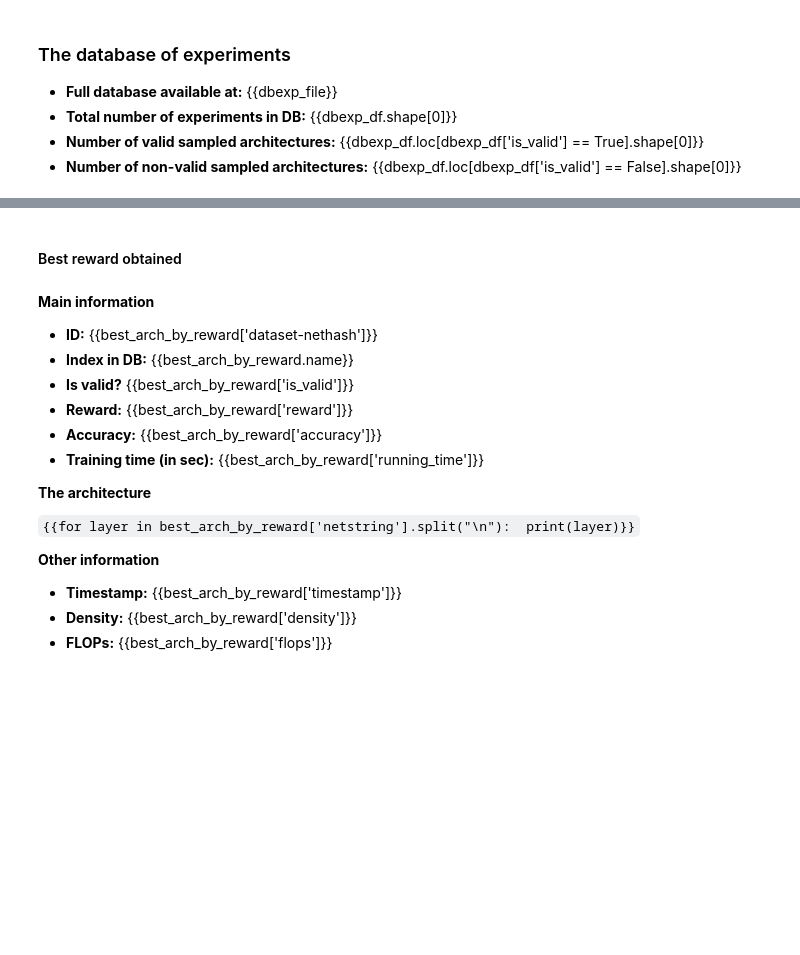
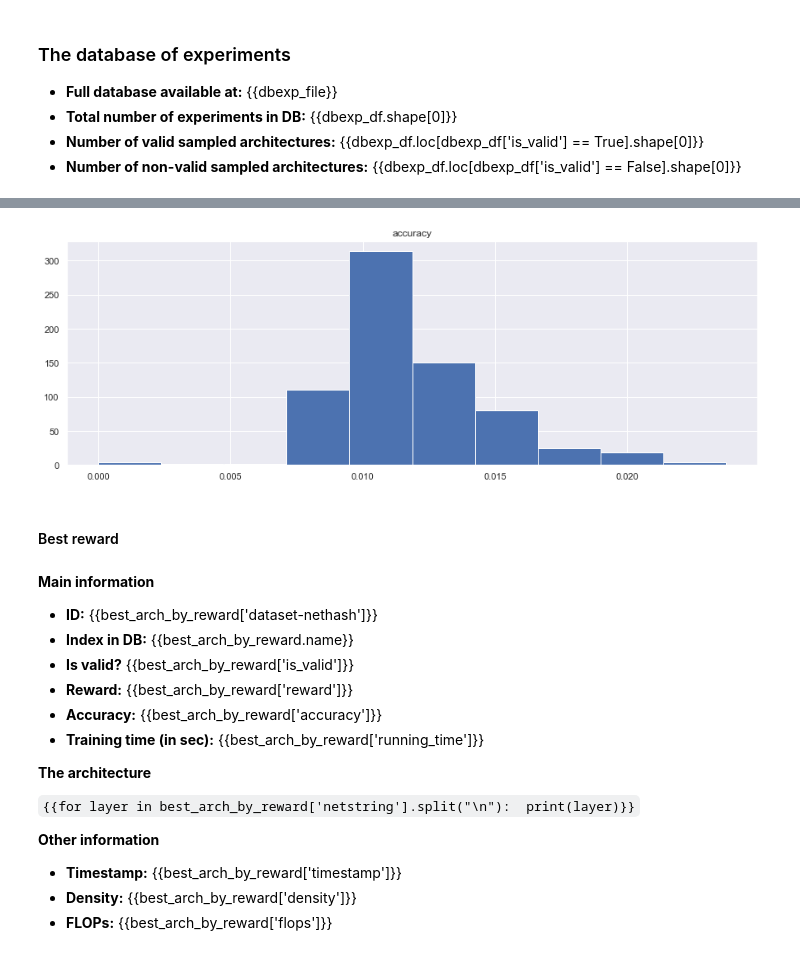
Before and after one commit to gomerudo/nas-dmrl, a Jupyter notebook: notebooks/Exploring NAS + DMRL V2.ipynb, the cells around one changed output, grey strips where cells are left out. Drawn from its saved outputs; the diff is of its cells as text; code cells hidden in the pictures; blank space fills up the shorter version.

```diff
--- a/notebooks/Exploring NAS + DMRL V2.ipynb
+++ b/notebooks/Exploring NAS + DMRL V2.ipynb
@@ -172,5 +182,9 @@ for error, message in exceptions_all:
+# %%
+_ = dbexp_df.hist(column='accuracy', figsize=(15, 5))
+# %% [output]
+[figure, added]
 # %% [markdown]
-#### Best reward obtained
+#### Best reward
 # %%
 best_by_reward = dbexp_df.sort_values(by='reward', ascending=False)
 best_arch_by_reward = best_by_reward.iloc[0]
```
Also changed, not shown: parts of 8 cells of this notebook, 1 other file.
